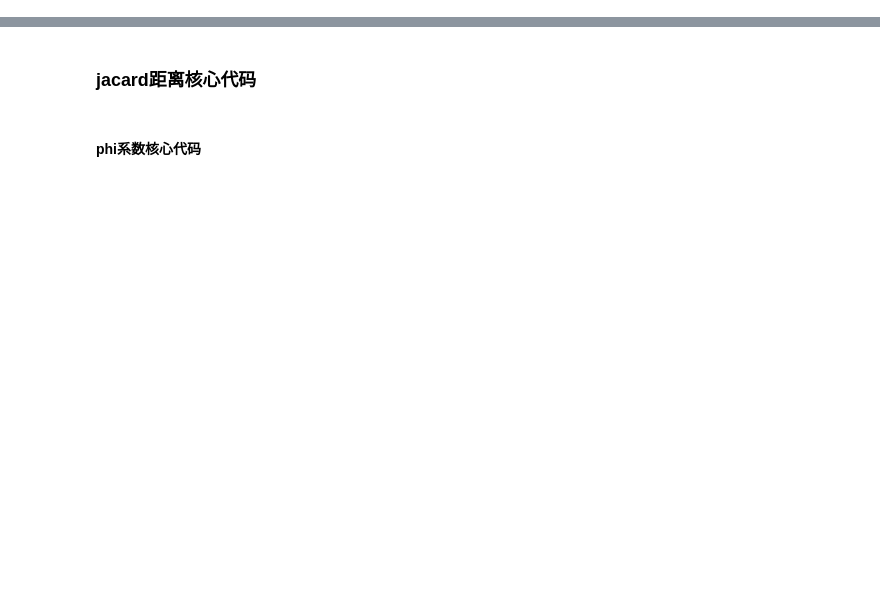
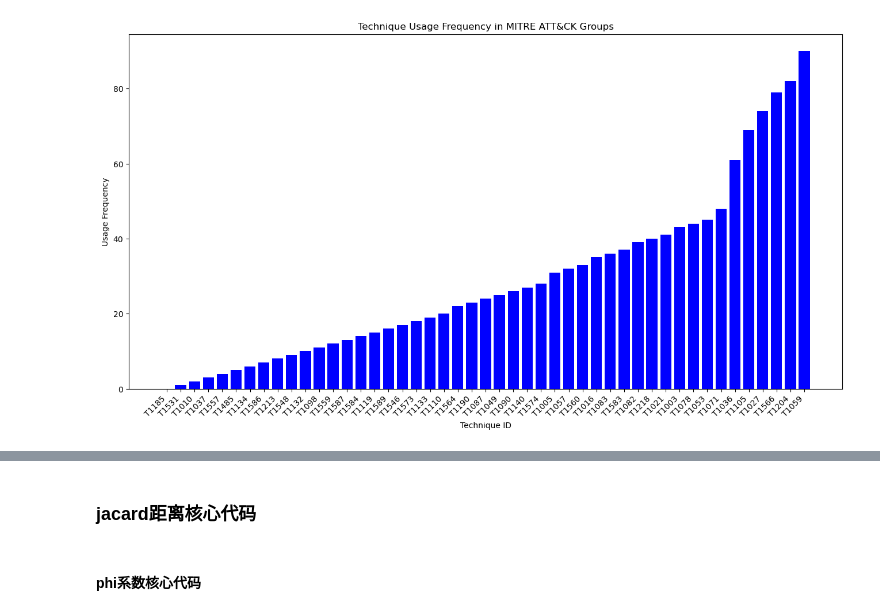
Before and after one commit to VODKA312/ATTCK_analyze_module_v1, a Jupyter notebook: clustering/Agglomerative Hierarchical Clustering.ipynb, the cells around one changed output, grey strips where cells are left out. Saved outputs shown, nothing was run; the diff lists cells and outputs as text; code cells hidden in the pictures; blank space fills up the shorter version.

```diff
--- a/clustering/Agglomerative Hierarchical Clustering.ipynb
+++ b/clustering/Agglomerative Hierarchical Clustering.ipynb
@@ -12,6 +12,0 @@ import random
-# %%
-#读取源数据
-data = pd.read_excel("../DataSource/result.xlsx")
-# 去除 'source ID' 列
-data = data.drop('source ID', axis=1)
-data_array = data.values
@@ -107,0 +122,30 @@ with open('frequency_id.json', 'w') as json_file:
+# %%
+import json
+import matplotlib.pyplot as plt
+
+# 从JSON文件中读取数据
+with open('frequency_id.json', 'r') as file:
+    data = json.load(file)
+
+# 提取技术名称和使用频率，仅保留每个条形的第一个技术ID
+techniques = [entry["technique_id"][0] for entry in data]
+usage_counts = [entry["usage_count"] for entry in data]
+
+# 设置图表大小
+plt.figure(figsize=(16, 8))
+
+# 创建条形图
+plt.bar(techniques, usage_counts, color='blue')
+
+# 添加标签和标题
+plt.xlabel('Technique ID')
+plt.ylabel('Usage Frequency')
+plt.title('Technique Usage Frequency in MITRE ATT&CK Groups')
+
+# 自定义样式（可选）
+plt.xticks(rotation=45, ha='right')
+
+# 显示图表
+plt.show()
+# %% [output]
+[figure, added]
```
Also changed, not shown: parts of 31 cells of this notebook, 23 other files.
